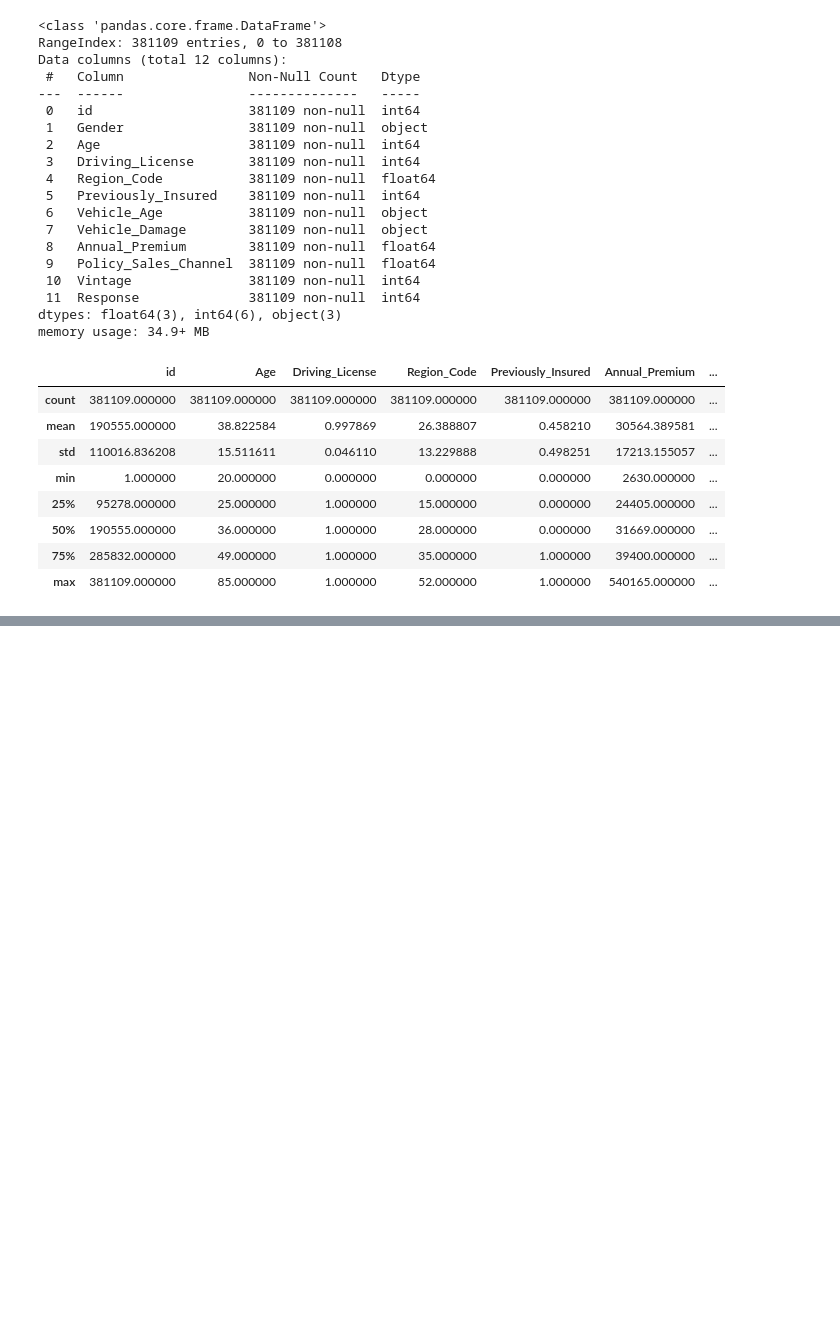
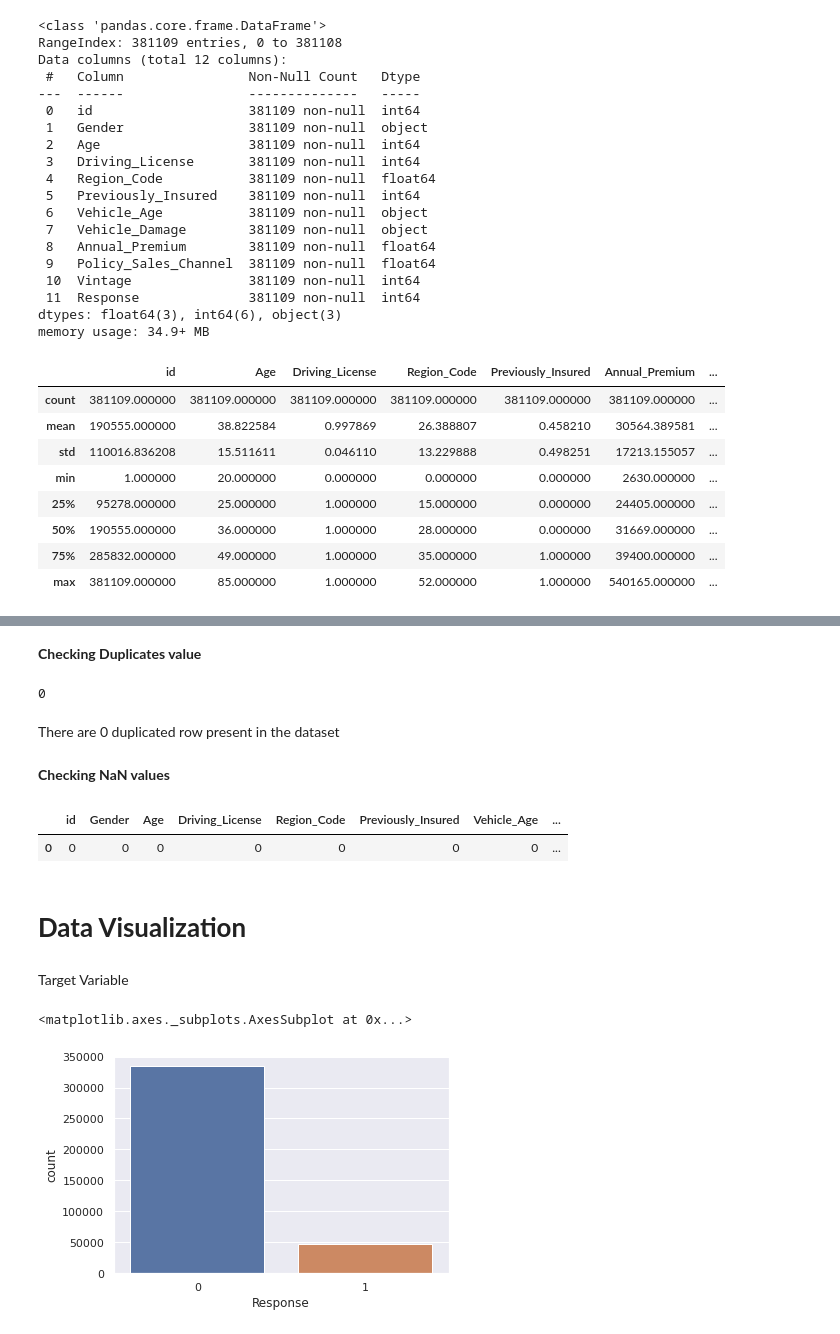
Before and after one commit to ChetanJadhav2341/Health-Insurance-Cross-Sell-Prediction-Classification-Project, a Jupyter notebook: HEALTH_INSURANCE_CROSS_SELL_PREDICTION.ipynb, the cells around one changed output, grey strips where cells are left out. Saved outputs shown, nothing was run; the diff lists cells and outputs as text; code cells hidden in the pictures; blank space fills up the shorter version.

```diff
--- a/HEALTH_INSURANCE_CROSS_SELL_PREDICTION.ipynb
+++ b/HEALTH_INSURANCE_CROSS_SELL_PREDICTION.ipynb
@@ -48,3 +50,44 @@ import numpy as np
+# %%
+# import basic librory
+import seaborn as sns
+import matplotlib.pyplot as plt
+import warnings
+warnings.filterwarnings('ignore')
+
+# used in data preprocessing
+from sklearn.preprocessing import LabelEncoder
+from sklearn.preprocessing import StandardScaler
+
+#used to split dataset
+
+from sklearn.model_selection import train_test_split
+
+# used to resampling(when our dependentvariable is imbalance)
+
+from imblearn.over_sampling import RandomOverSampler
+from collections import Counter
+
+# ML Algoritham
+
+from sklearn.ensemble import  RandomForestClassifier
+from xgboost import XGBClassifier
+from sklearn.linear_model import LogisticRegression
+
+
+# used in fiture selection
+
+from sklearn.ensemble import ExtraTreesClassifier
+
+
+from sklearn.metrics import precision_score
+from sklearn.metrics import recall_score
+from sklearn.metrics import accuracy_score
+from sklearn.metrics import f1_score
+from sklearn.metrics import confusion_matrix
+from sklearn.metrics import roc_auc_score
+from sklearn.metrics import classification_report
+
+sns.set_theme(style="darkgrid")
 # %%
 from google.colab import drive
 drive.mount('/content/drive/')
@@ -111,0 +239,25 @@ df.describe()
+# %% [markdown]
+**Checking Duplicates value**
+# %%
+df.duplicated().sum()
+# %% [output]
+0
+# %% [markdown]
+There are 0 duplicated row present in the dataset
+# %% [markdown]
+**Checking NaN values**
+# %%
+df.isna().sum().to_frame().T
+# %% [output]
+|  | id | Gender | Age | Driving_License | Region_Code | Previously_Insured | Vehicle_Age | ... |
+| 0 | 0 | 0 | 0 | 0 | 0 | 0 | 0 | ... |
+# %% [markdown]
+# **Data Visualization**
+# %% [markdown]
+Target Variable
+# %%
+sns.set_theme(style='darkgrid')
+sns.countplot(df['Response'], data=df)
+# %% [output]
+<matplotlib.axes._subplots.AxesSubplot at 0x...>
+[figure, added]
```
Also changed, not shown: parts of 14 cells of this notebook.
